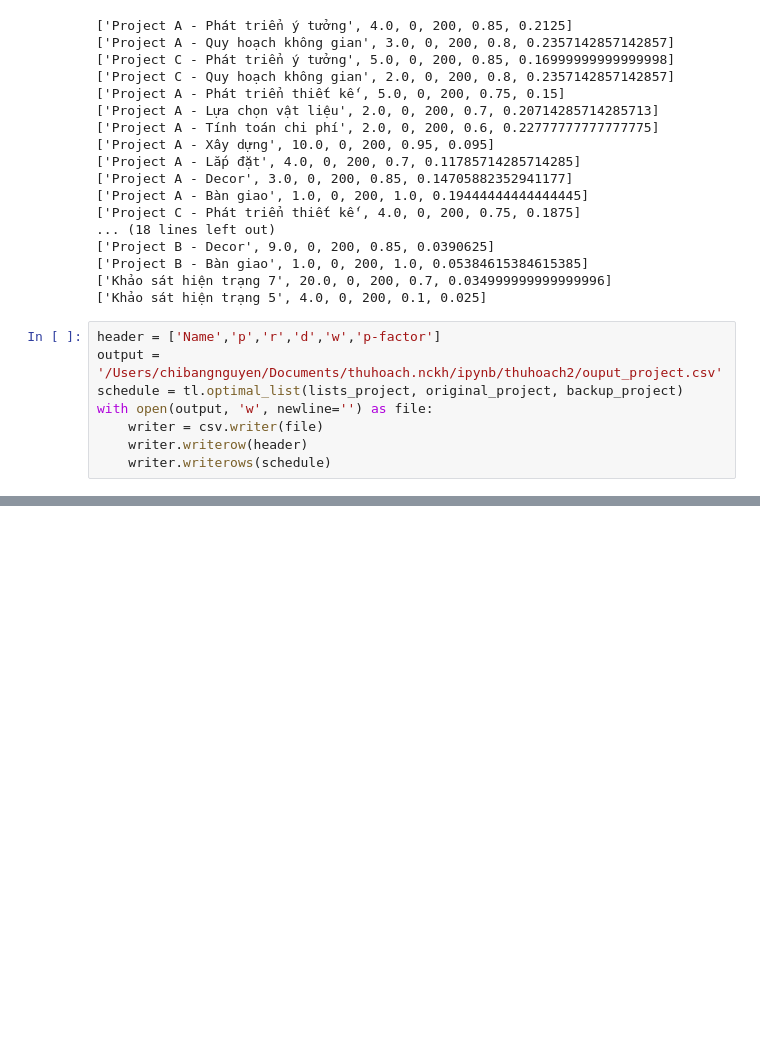
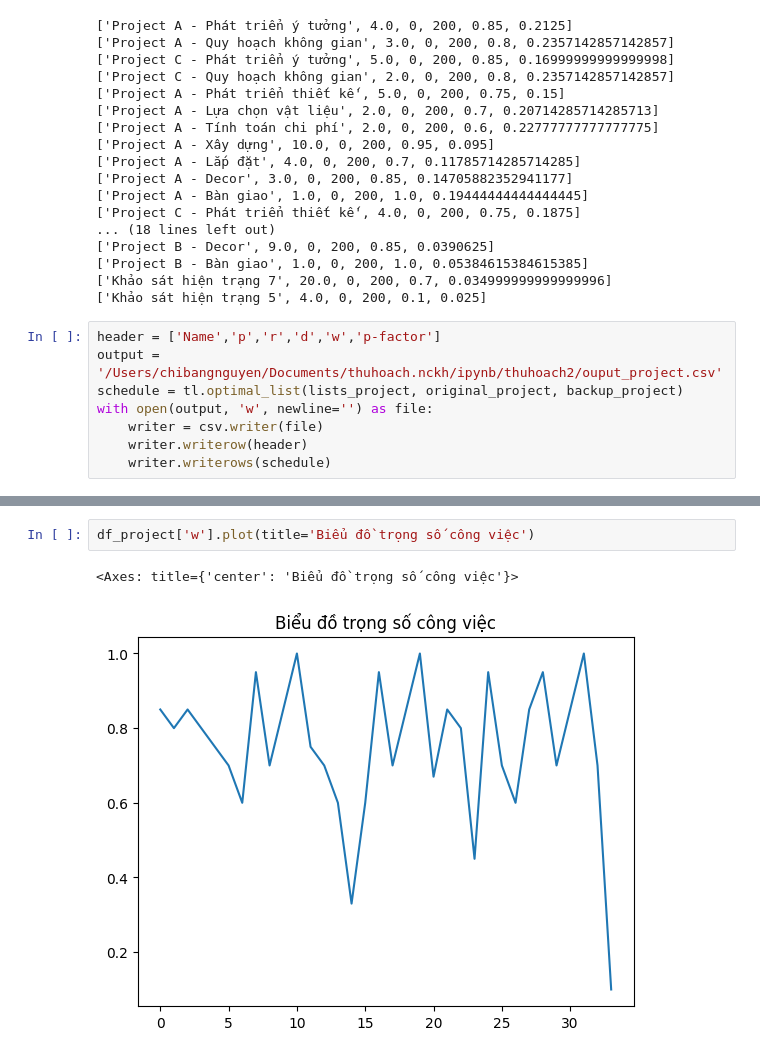
Before and after one commit to Bancie/thuhoach.nckh, a Jupyter notebook: ipynb/thuhoach2/Chạy số liệu minh hoạ bằng thư viện TiLearn.ipynb, the cells around one changed output, grey strips where cells are left out. Drawn from its saved outputs; the diff is of its cells as text; blank space fills up the shorter version.

```diff
--- a/ipynb/thuhoach2/Chạy số liệu minh hoạ bằng thư viện TiLearn.ipynb
+++ b/ipynb/thuhoach2/Chạy số liệu minh hoạ bằng thư viện TiLearn.ipynb
@@ -334,0 +347,5 @@ with open(output, 'w', newline='') as file:
+# %%
+df_project['w'].plot(title='Biểu đồ trọng số công việc')
+# %% [output]
+<Axes: title={'center': 'Biểu đồ trọng số công việc'}>
+[figure, added]
```
Also changed, not shown: parts of 6 cells of this notebook.
